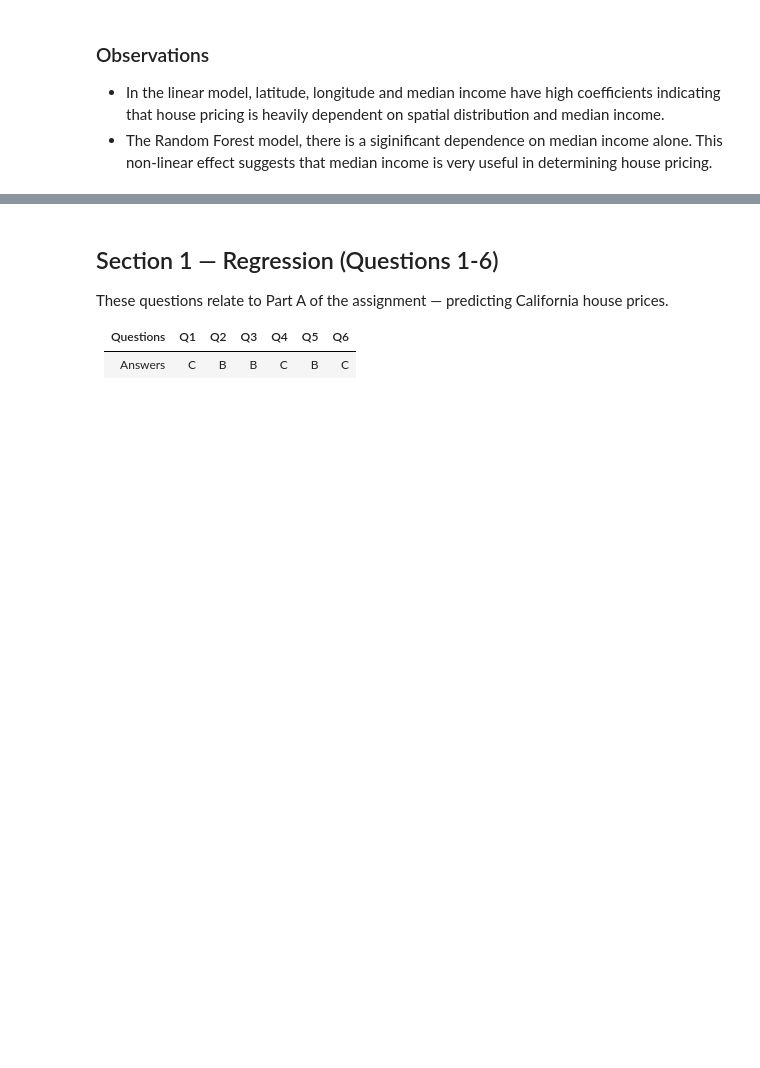
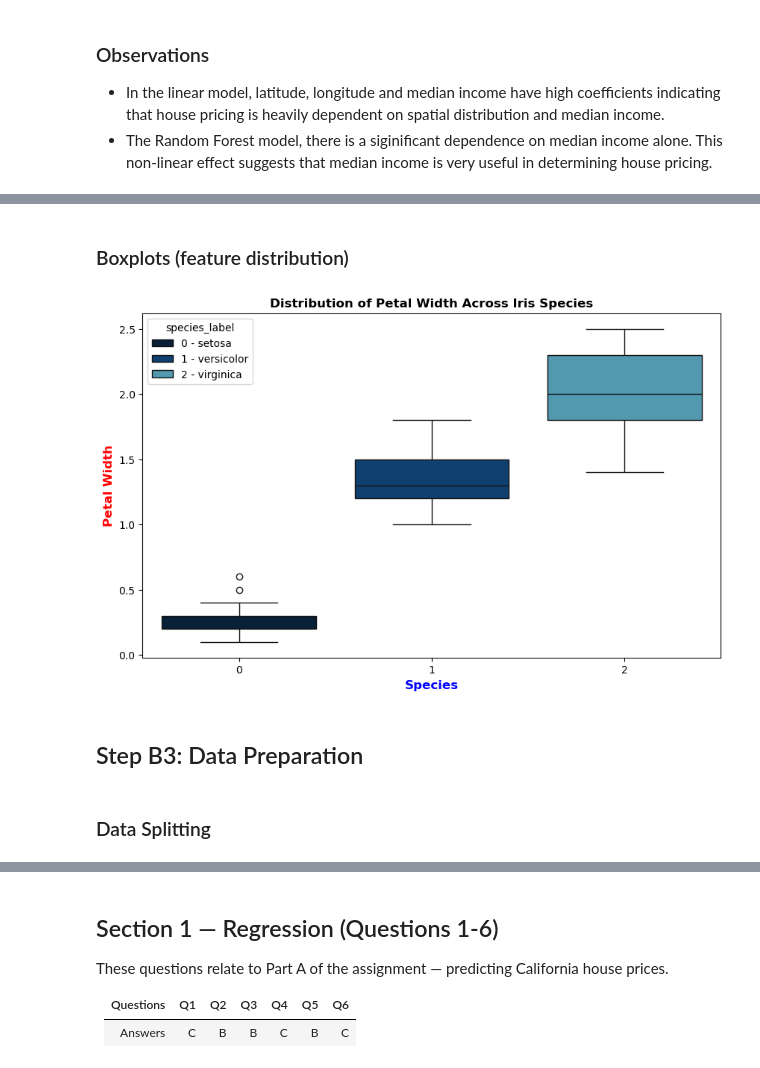
Before and after one commit to MrBQuantized/ai-ml-techyjaunt, a Jupyter notebook: 05_module-supervised-classification/assignment/Onoh_Blessing_Assignment4.ipynb, the cells around one changed output, grey strips where cells are left out. Saved outputs shown, nothing was run; the diff lists cells and outputs as text; code cells hidden in the pictures; blank space fills up the shorter version.

```diff
--- a/05_module-supervised-classification/assignment/Onoh_Blessing_Assignment4.ipynb
+++ b/05_module-supervised-classification/assignment/Onoh_Blessing_Assignment4.ipynb
@@ -718,0 +548,23 @@ plt.show()
+# %% [markdown]
+### Boxplots (feature distribution)
+# %%
+plt.figure(figsize=(10,6))
+sns.boxplot(
+    data=df_iris,
+    x='species',
+    y='petal width (cm)',
+    hue='species_label',
+    palette='ocean',
+    legend=True
+
+)
+plt.title("Distribution of Petal Width Across Iris Species", fontsize=12, fontweight='bold', color='black')
+plt.xlabel("Species", fontsize=12, fontweight='bold', color='blue')
+plt.ylabel("Petal Width", fontsize=12, fontweight='bold', color='red')
+plt.show()
+# %% [output]
+[figure, added]
+# %% [markdown]
+## Step B3: Data Preparation
+# %% [markdown]
+### Data Splitting
```
Also changed, not shown: parts of 79 cells of this notebook, 4 other files.
